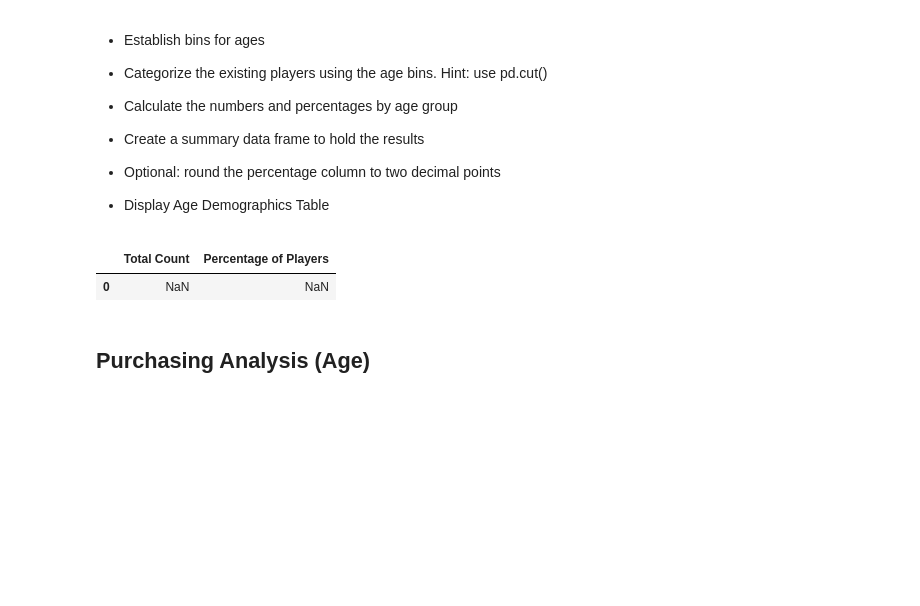
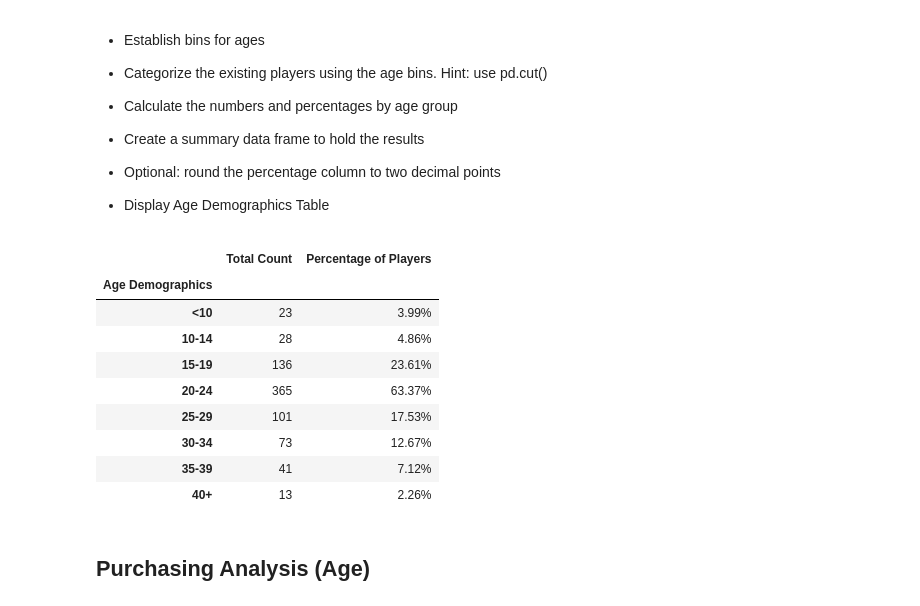
Before and after one commit to obrien630/GW_ARL_201811_DATA-3_Homework_Pandas, a Jupyter notebook: 04-Pandas/HeroesOfPymoli/MOB_v1.ipynb, the cells around one changed output. Saved outputs shown, nothing was run; the diff lists cells and outputs as text; code cells hidden in the pictures; blank space fills up the shorter version.

```diff
--- a/04-Pandas/HeroesOfPymoli/MOB_v1.ipynb
+++ b/04-Pandas/HeroesOfPymoli/MOB_v1.ipynb
@@ -118,29 +124,29 @@ Gender_Demographics_summary_table
 
 * Display the summary data frame
 # %%
-new_purchase_data_gender = purchase_data.loc[:,["SN","Gender", "Purchase ID", "Price"]]
+purchase_data = pd.read_csv(file_to_load)
 
-number_purchases_gender = len(purchase_data["Purchase ID"].value_counts())
+new_purchase_data_gender = purchase_data.loc[:,["Gender", "Purchase ID", "Price"]]
 
-avg_price_gender = purchase_data["Price"].mean()
+gender_purchasing_analysis_groupby = purchase_data.groupby(["Gender"])
 
-total_purchase_gender = purchase_data["Price"].sum()
+number_purchases_gender = purchase_data.groupby(["Gender"]).count()["Purchase ID"]
 
-gender_counts = purchase_data["Gender"].value_counts()
+avg_price_gender = purchase_data.groupby(["Gender"]).mean()["Price"]
+
+total_purchase_gender = purchase_data.groupby(["Gender"]).sum()["Price"]
 
 avg_total_person = total_purchase_gender / number_purchases_gender
-
-gender_purchasing_analysis_groupby = purchase_data.groupby(["Gender"])
 
 gender_purchasing_analysis_table = pd.DataFrame({"Purchase Count": number_purchases_gender,
                            "Average Purchase Price": avg_price_gender,
                            "Total Purchase Value": total_purchase_gender,
-                           "Average Total per Person": avg_total_person}, index=[0])
+                           "Average Total Purchase per Person": avg_total_person})
 
 
 gender_purchasing_analysis_table["Average Purchase Price"] = gender_purchasing_analysis_table["Average Purchase Price"].map("${:.2f}".format)
 gender_purchasing_analysis_table["Total Purchase Value"] = gender_purchasing_analysis_table["Total Purchase Value"].map("${:.2f}".format)
-gender_purchasing_analysis_table["Average Total per Person"] = gender_purchasing_analysis_table["Average Total per Person"].map("${:.2f}".format)
+gender_purchasing_analysis_table["Average Total Purchase per Person"] = gender_purchasing_analysis_table["Average Total Purchase per Person"].map("${:.2f}".format)
 
 gender_purchasing_analysis_table
 # %% [output]
@@ -168,23 +177,33 @@ gender_purchasing_analysis_table
 # %%
 purchase_data["Age Demographics"] = pd.cut(purchase_data["Age"], [0, 10, 15, 20, 25, 30, 35, 40, 150],
                               labels=["<10", "10-14", "15-19", "20-24", "25-29", "30-34", "35-39", "40+"],
                               include_lowest=True, right=False)
 
-total_players = len(purchase_data["SN"].value_counts())
-
-age_demographics_counts = purchase_data["Age Demographics"].value_counts()
-
 age_data = purchase_data.groupby("Age Demographics")
 
-percentage_age = age_demographics_counts / total_players * 100
+age_demographics_counts = purchase_data.groupby("Age Demographics").count()["SN"]
+
+player_count = len(purchase_data["SN"].unique())
+
+percentage_age_demographics = age_demographics_counts / player_count * 100
 
 age_analysis_table = pd.DataFrame({"Total Count": age_demographics_counts,
-                           "Percentage of Players": percentage_age}, index=[0])
+                           "Percentage of Players": percentage_age_demographics})
 
-age_analysis_table.head()
+age_analysis_table["Percentage of Players"] = age_analysis_table["Percentage of Players"].map("{:.2f}%".format)
+
+age_analysis_table.head(10)
 # %% [output]
 |  | Total Count | Percentage of Players |
-| 0 | NaN | NaN |
+| Age Demographics |  |  |
+| <10 | 23 | 3.99% |
+| 10-14 | 28 | 4.86% |
+| 15-19 | 136 | 23.61% |
+| 20-24 | 365 | 63.37% |
+| 25-29 | 101 | 17.53% |
+| 30-34 | 73 | 12.67% |
+| 35-39 | 41 | 7.12% |
+| 40+ | 13 | 2.26% |
 # %% [markdown]
 ## Purchasing Analysis (Age)
 # %% [markdown]
```
Also changed, not shown: parts of 7 cells of this notebook.
